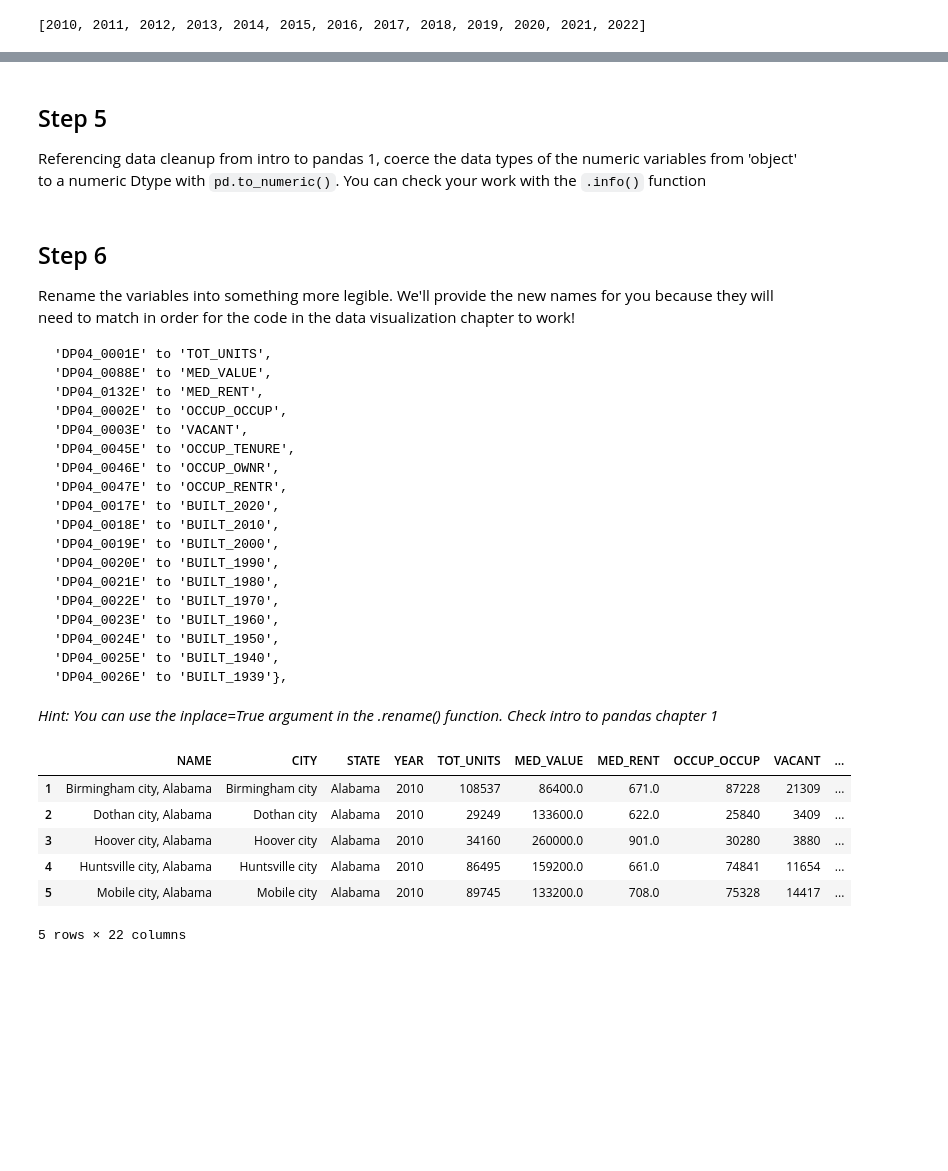
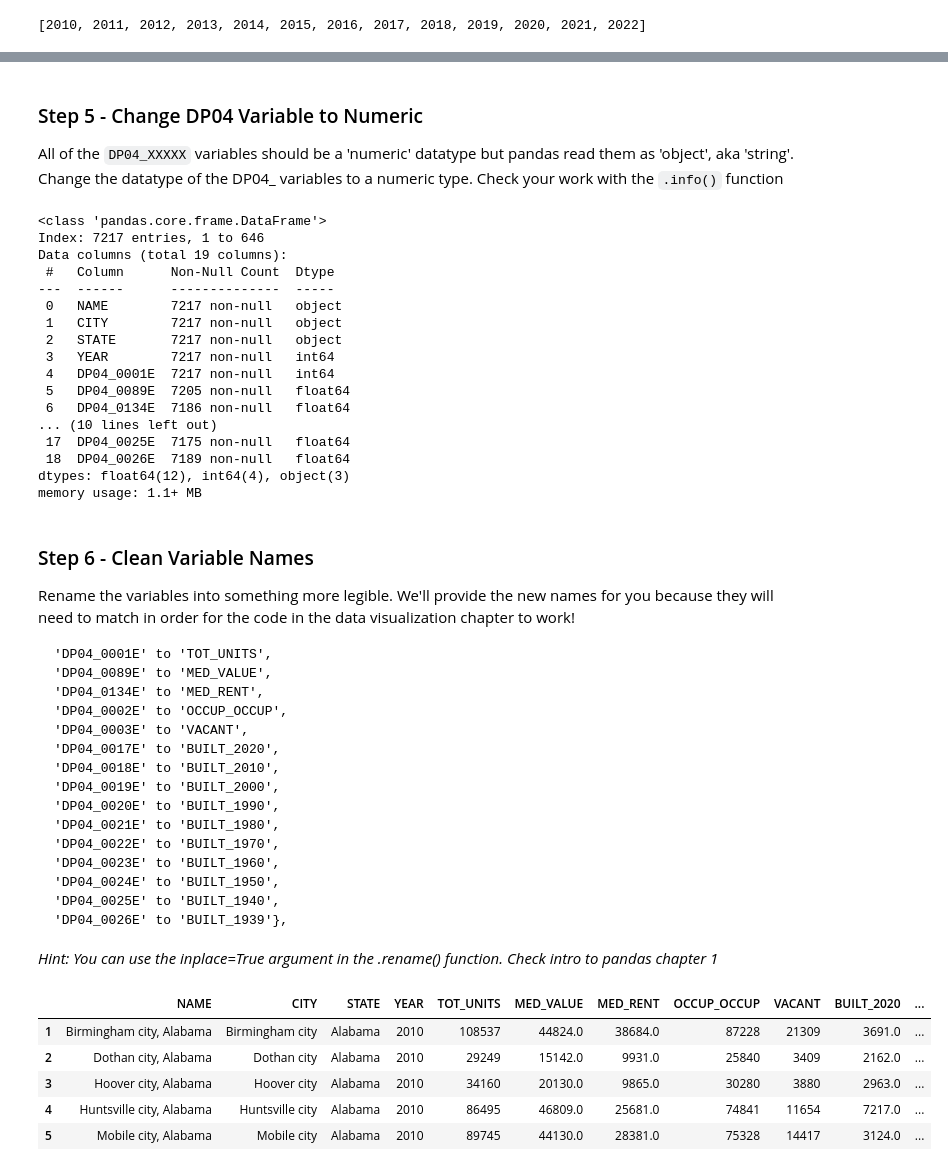
Before and after one commit to python-for-social-science/python-for-social-science.github.io, a Jupyter notebook: problem_sets/week_5_control_structures/answers_control_structures.ipynb, the cells around one changed output, grey strips where cells are left out. Drawn from its saved outputs; the diff is of its cells as text; code cells hidden in the pictures; blank space fills up the shorter version.

````diff
--- a/problem_sets/week_5_control_structures/answers_control_structures.ipynb
+++ b/problem_sets/week_5_control_structures/answers_control_structures.ipynb
@@ -72,9 +76,13 @@ Make a for-loop that iterates over the `csv_files` list and concatenates the ope
 # %%
 ACS=[]
 ACS=pd.DataFrame(ACS) # ceate empty dataframe to take new data
-
+length=0
 for i in range(len(csv_files)):
     file_path=path+csv_files[i]
     temp=pd.read_csv(file_path, low_memory=False) # load unique dataframes to a temporary df
     temp['YEAR']=years[i] # add a year variable into the dataframe
     ACS=pd.concat([ACS,temp]) # concatenate the data into 'ACS'
+    length=len(temp)+length
+    print(f'{file_path} of length {len(temp)} while ACS = {len(ACS)}')
+
+ACS
@@ -90,6 +124,6 @@ for i in range(len(csv_files)):
 # %%
 # select variables
-housing = ACS[['NAME','YEAR','DP04_0001E','DP04_0088E','DP04_0132E','DP04_0002E','DP04_0003E','DP04_0045E','DP04_0046E','DP04_0047E','DP04_0017E','DP04_0018E',
+housing = ACS[['NAME','YEAR','DP04_0001E','DP04_0089E','DP04_0134E','DP04_0002E','DP04_0003E','DP04_0017E','DP04_0018E',
                'DP04_0019E','DP04_0020E','DP04_0021E','DP04_0022E','DP04_0023E','DP04_0024E','DP04_0025E','DP04_0026E']]
 
 housing.head()
@@ -124,32 +155,47 @@ state = housing['NAME'].str.split(',').str[1] # 1 represents the second string b
 housing.insert(1, 'CITY', city)
 housing.insert(2, 'STATE', state)
 # %% [markdown]
-## Step 5
+### Step 5 - Change DP04 Variable to Numeric
 
-Referencing data cleanup from intro to pandas 1, coerce the data types of the numeric variables from 'object' to a numeric Dtype with `pd.to_numeric()`. You can check your work with the `.info()` function
+All of the `DP04_XXXXX` variables should be a 'numeric' datatype but pandas read them as 'object', aka 'string'. Change the datatype of the DP04_ variables to a numeric type. Check your work with the `.info()` function
 # %%
 # force numeric variables to numeric data types, and coerce strings to NaN missing values.
-housing[['DP04_0001E','DP04_0088E','DP04_0132E','DP04_0002E','DP04_0003E','DP04_0045E','DP04_0046E','DP04_0047E',
-         'DP04_0017E','DP04_0018E','DP04_0019E','DP04_0020E','DP04_0021E','DP04_0022E','DP04_0023E','DP04_0024E',
-         'DP04_0025E','DP04_0026E'
-        ]] = housing[['DP04_0001E','DP04_0088E','DP04_0132E','DP04_0002E','DP04_0003E','DP04_0045E','DP04_0046E',
-                                   'DP04_0047E','DP04_0017E','DP04_0018E','DP04_0019E','DP04_0020E','DP04_0021E',
-                                   'DP04_0022E','DP04_0023E','DP04_0024E','DP04_0025E','DP04_0026E']].apply(pd.to_numeric, errors='coerce')
+housing[['DP04_0001E','DP04_0089E','DP04_0134E','DP04_0002E','DP04_0003E',
+         'DP04_0017E','DP04_0018E','DP04_0019E','DP04_0020E','DP04_0021E',
+         'DP04_0022E','DP04_0023E','DP04_0024E','DP04_0025E','DP04_0026E'
+        ]] = housing[['DP04_0001E','DP04_0089E','DP04_0134E','DP04_0002E','DP04_0003E',
+                      'DP04_0017E','DP04_0018E','DP04_0019E','DP04_0020E','DP04_0021E',
+                      'DP04_0022E','DP04_0023E','DP04_0024E','DP04_0025E','DP04_0026E']].apply(pd.to_numeric, errors='coerce')
 
 housing.info()
+# %% [output]
+<class 'pandas.core.frame.DataFrame'>
+Index: 7217 entries, 1 to 646
+Data columns (total 19 columns):
+ #   Column      Non-Null Count  Dtype
+---  ------      --------------  -----
+ 0   NAME        7217 non-null   object
+ 1   CITY        7217 non-null   object
+ 2   STATE       7217 non-null   object
+ 3   YEAR        7217 non-null   int64
+ 4   DP04_0001E  7217 non-null   int64
+ 5   DP04_0089E  7205 non-null   float64
+ 6   DP04_0134E  7186 non-null   float64
+... (10 lines left out)
+ 17  DP04_0025E  7175 non-null   float64
+ 18  DP04_0026E  7189 non-null   float64
+dtypes: float64(12), int64(4), object(3)
+memory usage: 1.1+ MB
 # %% [markdown]
-## Step 6
+### Step 6 - Clean Variable Names
 
 Rename the variables into something more legible. We'll provide the new names for you because they will need to match in order for the code in the data visualization chapter to work!
 ```
 'DP04_0001E' to 'TOT_UNITS',
-'DP04_0088E' to 'MED_VALUE',
-'DP04_0132E' to 'MED_RENT',
+'DP04_0089E' to 'MED_VALUE',
+'DP04_0134E' to 'MED_RENT',
 'DP04_0002E' to 'OCCUP_OCCUP',
 'DP04_0003E' to 'VACANT',
-'DP04_0045E' to 'OCCUP_TENURE',
-'DP04_0046E' to 'OCCUP_OWNR',
-'DP04_0047E' to 'OCCUP_RENTR',
 'DP04_0017E' to 'BUILT_2020',
 'DP04_0018E' to 'BUILT_2010',
 'DP04_0019E' to 'BUILT_2000',
@@ -166,33 +212,29 @@ _Hint: You can use the inplace=True argument in the .rename() function. Check in
 # %%
 # rename variables to something readable
 housing.rename(columns=
                {'DP04_0001E':'TOT_UNITS',
-                'DP04_0088E':'MED_VALUE',
-                'DP04_0132E':'MED_RENT',
+                'DP04_0089E':'MED_VALUE',
+                'DP04_0134E':'MED_RENT',
                 'DP04_0002E':'OCCUP_OCCUP',
                 'DP04_0003E':'VACANT',
-                'DP04_0045E':'OCCUP_TENURE',
-                'DP04_0046E':'OCCUP_OWNR',
-                'DP04_0047E':'OCCUP_RENTR',
                 'DP04_0017E':'BUILT_2020',
                 'DP04_0018E':'BUILT_2010',
                 'DP04_0019E':'BUILT_2000',
                 'DP04_0020E':'BUILT_1990',
                 'DP04_0021E':'BUILT_1980',
                 'DP04_0022E':'BUILT_1970',
                 'DP04_0023E':'BUILT_1960',
                 'DP04_0024E':'BUILT_1950',
                 'DP04_0025E':'BUILT_1940',
                 'DP04_0026E':'BUILT_1939'},
                inplace=True
               )
 
 housing.head(5)
 # %% [output]
-|  | NAME | CITY | STATE | YEAR | TOT_UNITS | MED_VALUE | MED_RENT | OCCUP_OCCUP | VACANT | ... |
-| 1 | Birmingham city, Alabama | Birmingham city | Alabama | 2010 | 108537 | 86400.0 | 671.0 | 87228 | 21309 | ... |
-| 2 | Dothan city, Alabama | Dothan city | Alabama | 2010 | 29249 | 133600.0 | 622.0 | 25840 | 3409 | ... |
-| 3 | Hoover city, Alabama | Hoover city | Alabama | 2010 | 34160 | 260000.0 | 901.0 | 30280 | 3880 | ... |
-| 4 | Huntsville city, Alabama | Huntsville city | Alabama | 2010 | 86495 | 159200.0 | 661.0 | 74841 | 11654 | ... |
-| 5 | Mobile city, Alabama | Mobile city | Alabama | 2010 | 89745 | 133200.0 | 708.0 | 75328 | 14417 | ... |
+|  | NAME | CITY | STATE | YEAR | TOT_UNITS | MED_VALUE | MED_RENT | OCCUP_OCCUP | VACANT | BUILT_2020 | ... |
+| 1 | Birmingham city, Alabama | Birmingham city | Alabama | 2010 | 108537 | 44824.0 | 38684.0 | 87228 | 21309 | 3691.0 | ... |
+| 2 | Dothan city, Alabama | Dothan city | Alabama | 2010 | 29249 | 15142.0 | 9931.0 | 25840 | 3409 | 2162.0 | ... |
+| 3 | Hoover city, Alabama | Hoover city | Alabama | 2010 | 34160 | 20130.0 | 9865.0 | 30280 | 3880 | 2963.0 | ... |
+| 4 | Huntsville city, Alabama | Huntsville city | Alabama | 2010 | 86495 | 46809.0 | 25681.0 | 74841 | 11654 | 7217.0 | ... |
+| 5 | Mobile city, Alabama | Mobile city | Alabama | 2010 | 89745 | 44130.0 | 28381.0 | 75328 | 14417 | 3124.0 | ... |
-5 rows × 22 columns
````
Also changed, not shown: parts of 20 cells of this notebook, 29 other files.
